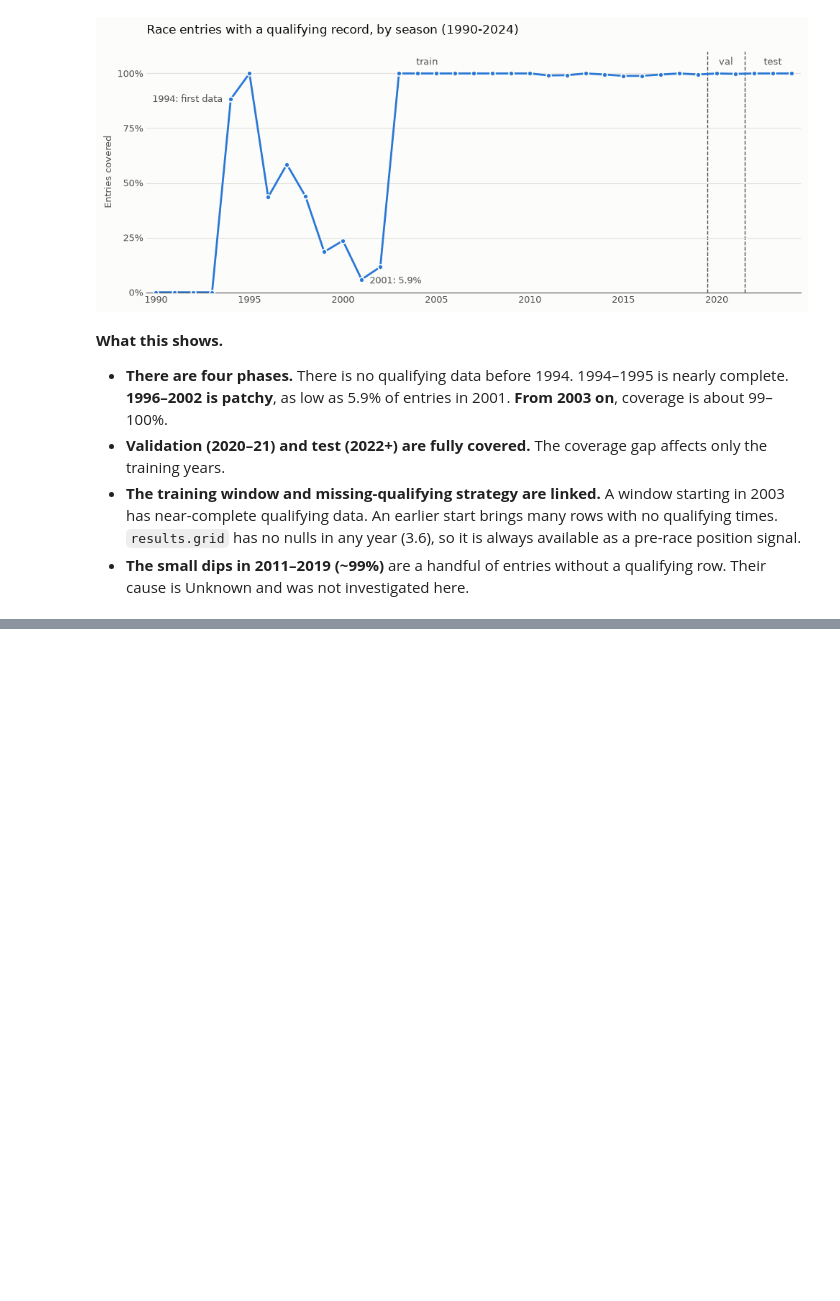
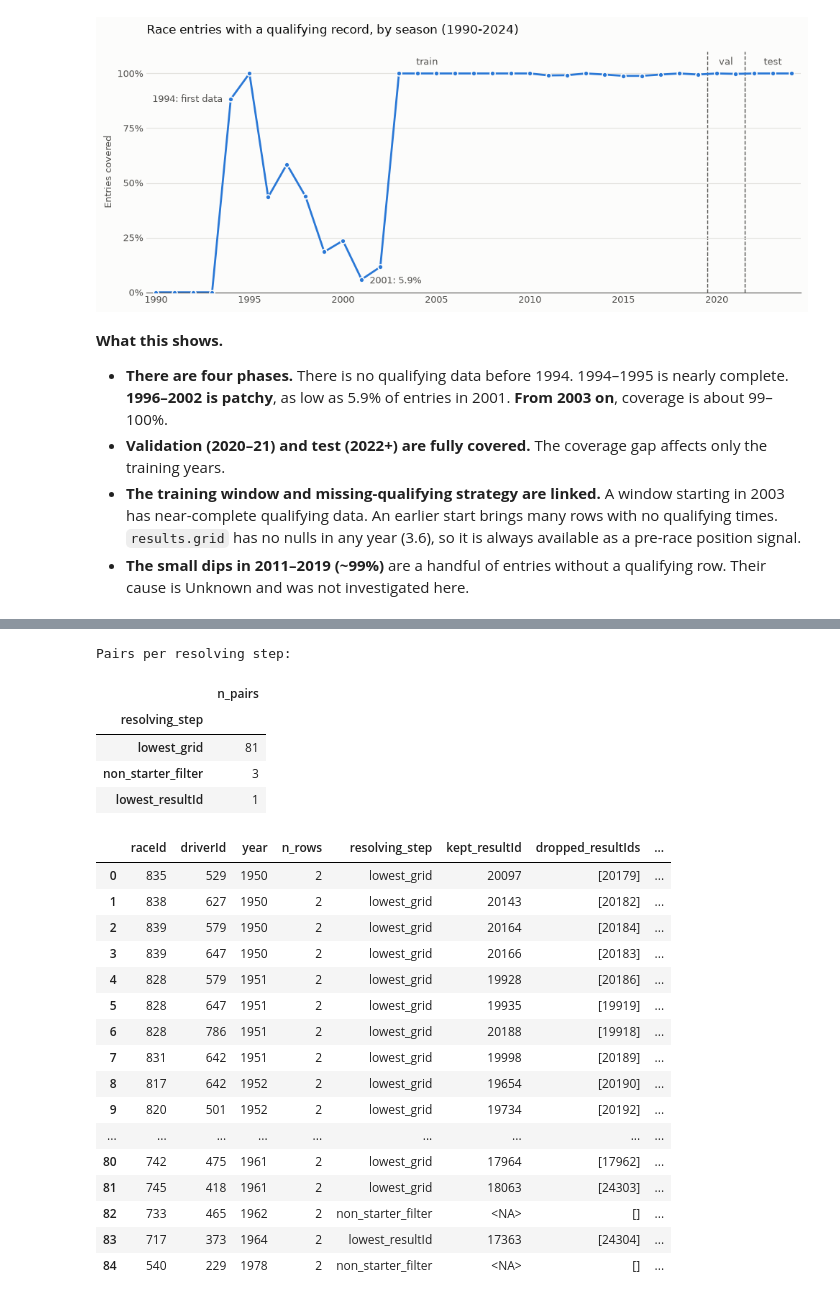
Before and after one commit to YShimy/f1-podium, a Jupyter notebook: notebooks/milestone1.ipynb, the cells around one changed output, grey strips where cells are left out. Drawn from its saved outputs; the diff is of its cells as text; code cells hidden in the pictures; blank space fills up the shorter version.

```diff
--- a/notebooks/milestone1.ipynb
+++ b/notebooks/milestone1.ipynb
@@ -685,0 +727,30 @@ plt.show()
+# %%
+results_dedup, dup_log = resolve_duplicate_results(results, races)
+
+print("Pairs per resolving step:")
+display(dup_log["resolving_step"].value_counts().rename_axis("resolving_step").to_frame("n_pairs"))
+display(dup_log)
+# %% [output]
+Pairs per resolving step:
+|  | n_pairs |
+| resolving_step |  |
+| lowest_grid | 81 |
+| non_starter_filter | 3 |
+| lowest_resultId | 1 |
+|  | raceId | driverId | year | n_rows | resolving_step | kept_resultId | dropped_resultIds | ... |
+| 0 | 835 | 529 | 1950 | 2 | lowest_grid | 20097 | [20179] | ... |
+| 1 | 838 | 627 | 1950 | 2 | lowest_grid | 20143 | [20182] | ... |
+| 2 | 839 | 579 | 1950 | 2 | lowest_grid | 20164 | [20184] | ... |
+| 3 | 839 | 647 | 1950 | 2 | lowest_grid | 20166 | [20183] | ... |
+| 4 | 828 | 579 | 1951 | 2 | lowest_grid | 19928 | [20186] | ... |
+| 5 | 828 | 647 | 1951 | 2 | lowest_grid | 19935 | [19919] | ... |
+| 6 | 828 | 786 | 1951 | 2 | lowest_grid | 20188 | [19918] | ... |
+| 7 | 831 | 642 | 1951 | 2 | lowest_grid | 19998 | [20189] | ... |
+| 8 | 817 | 642 | 1952 | 2 | lowest_grid | 19654 | [20190] | ... |
+| 9 | 820 | 501 | 1952 | 2 | lowest_grid | 19734 | [20192] | ... |
+| ... | ... | ... | ... | ... | ... | ... | ... | ... |
+| 80 | 742 | 475 | 1961 | 2 | lowest_grid | 17964 | [17962] | ... |
+| 81 | 745 | 418 | 1961 | 2 | lowest_grid | 18063 | [24303] | ... |
+| 82 | 733 | 465 | 1962 | 2 | non_starter_filter | <NA> | [] | ... |
+| 83 | 717 | 373 | 1964 | 2 | lowest_resultId | 17363 | [24304] | ... |
+| 84 | 540 | 229 | 1978 | 2 | non_starter_filter | <NA> | [] | ... |
```
Also changed, not shown: parts of 11 cells of this notebook.
